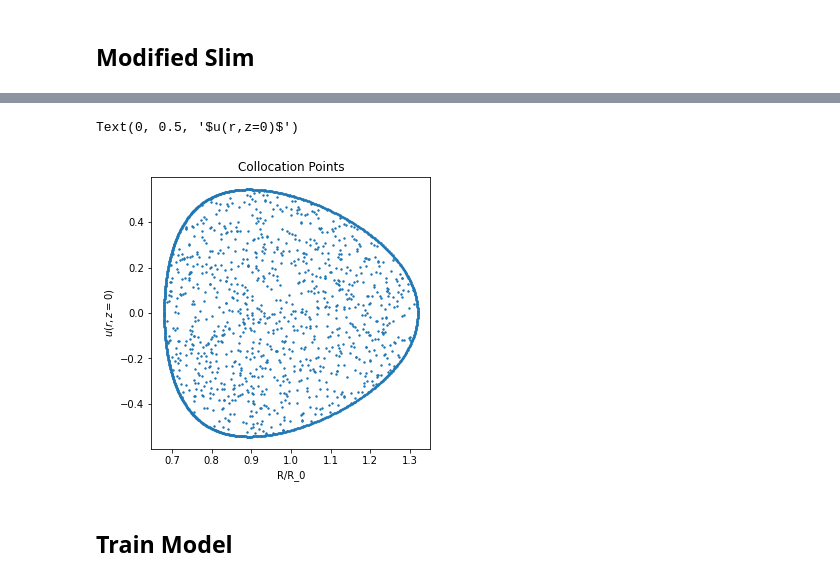
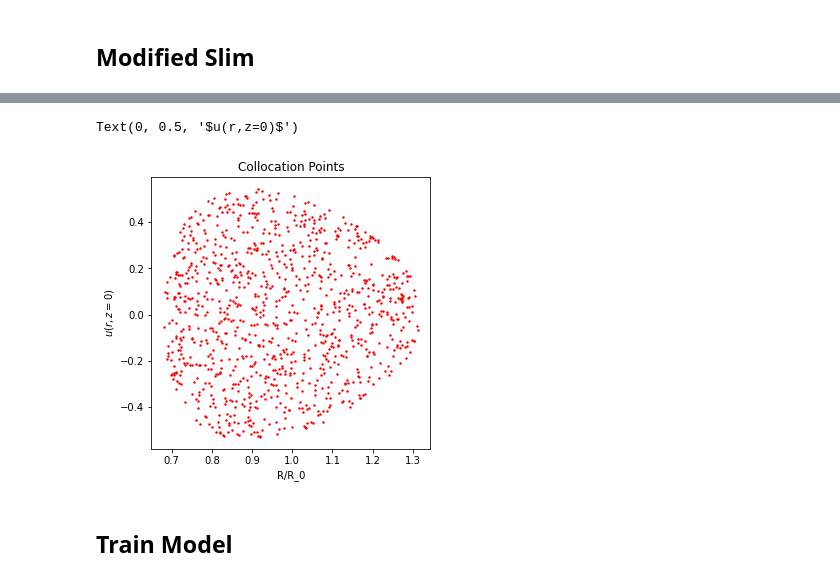
Before and after one commit to akaptano/deepxde_copy, a Jupyter notebook: gs-2d-surrogate/general_solovev_equil_visual.ipynb, the cells around one changed output, grey strips where cells are left out. Drawn from its saved outputs; the diff is of its cells as text; code cells hidden in the pictures.

```diff
--- a/gs-2d-surrogate/general_solovev_equil_visual.ipynb
+++ b/gs-2d-surrogate/general_solovev_equil_visual.ipynb
@@ -62,6 +62,11 @@ spatial_domain = dde.geometry.Ellipse(eps, kappa, delta)
 
 x,u = gen_traindata(1000)
 
+n_test = 100
+x_test,u_test = gen_traindata(n_test)
+x_test = np.concatenate((x_test, spatial_domain.random_points(n_test)))
+u_test = np.concatenate((u_test, np.zeros((n_test, 1))))
+
 # specify psi, psi_r, psi_z, psi_rr, psi_zz at four locations
 
 observe_x = np.asarray([[1 + eps, 0],
@@ -87,17 +92,18 @@ bc4 = dde.OperatorBC(spatial_domain,
                     boundary_inner)
 
 bc6 = dde.OperatorBC(spatial_domain ,lambda x, u, _: psi_r(x, u), boundary_high)
-bc7 = dde.OperatorBC(spatial_domain ,lambda x, u, _: psi_rr(x, u)+N3*psi_z(x,u), boundary_high)
+bc7 = dde.OperatorBC(spatial_domain ,lambda x, u, _: psi_rr(x, u)+ N3 * psi_z(x, u), boundary_high)
 
 
 data = dde.data.PDE(
     spatial_domain,
     pde_solovev,
     [bc135],
-    anchors=observe_x,
+    #anchors=observe_x,
     num_domain=1024,
     num_boundary=0,
-    num_test=100,
+    x_test=x_test,
+    y_test=u_test,
     train_distribution="LHS"
 )
 
@@ -114,13 +113,13 @@ Warning: Ellipse.uniform_points not implemented. Use random_points instead.
 # %%
 # Plot collocation points for visual check
-fig,ax=plt.subplots(figsize=(5,5))
-ax.scatter(data.train_x_all[:,0], data.train_x_all[:,1], s = 2)
+fig,ax=plt.subplots(1, figsize=(5,5))
+ax.scatter(data.train_x_all[:,0], data.train_x_all[:,1], s = 2, color='r')
 ax.set_title('Collocation Points')
 ax.set_xlabel('R/R_0')
 ax.set_ylabel(r'$u(r,z=0)$')
 # %% [output]
 Text(0, 0.5, '$u(r,z=0)$')
-[figure, old version]
+[figure, new version]
 # %%
 from gs_solovev_sol import GS_Linear
 # tokamak = GS_Linear(A=-0.155, eps= 2/6.2, kappa=1.6, delta=0.4)
```
Also changed, not shown: parts of 3 cells of this notebook, 2 other files.
